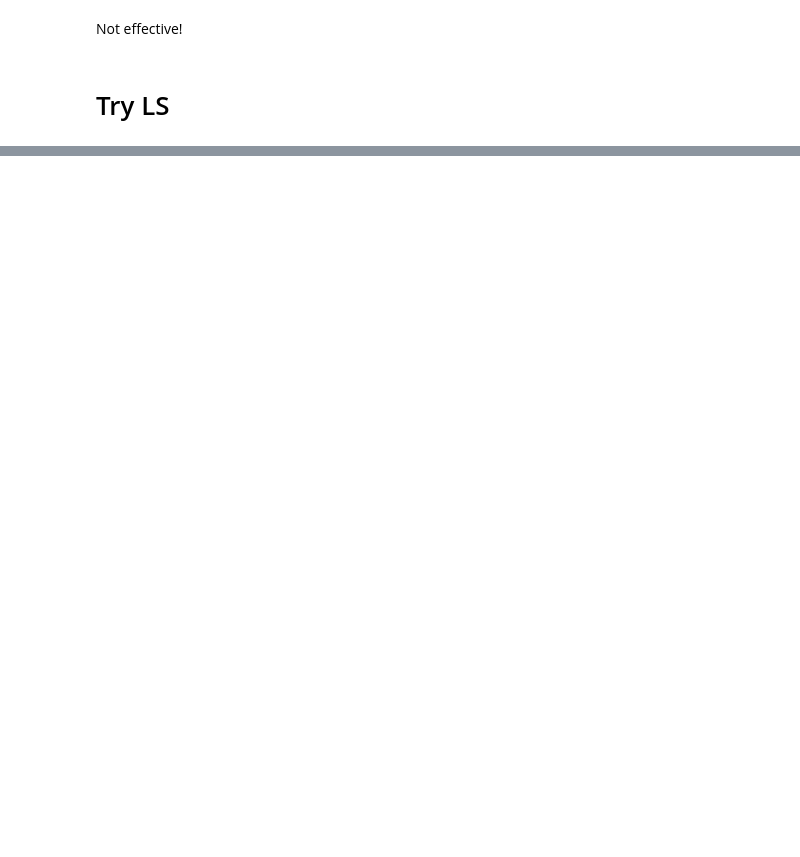
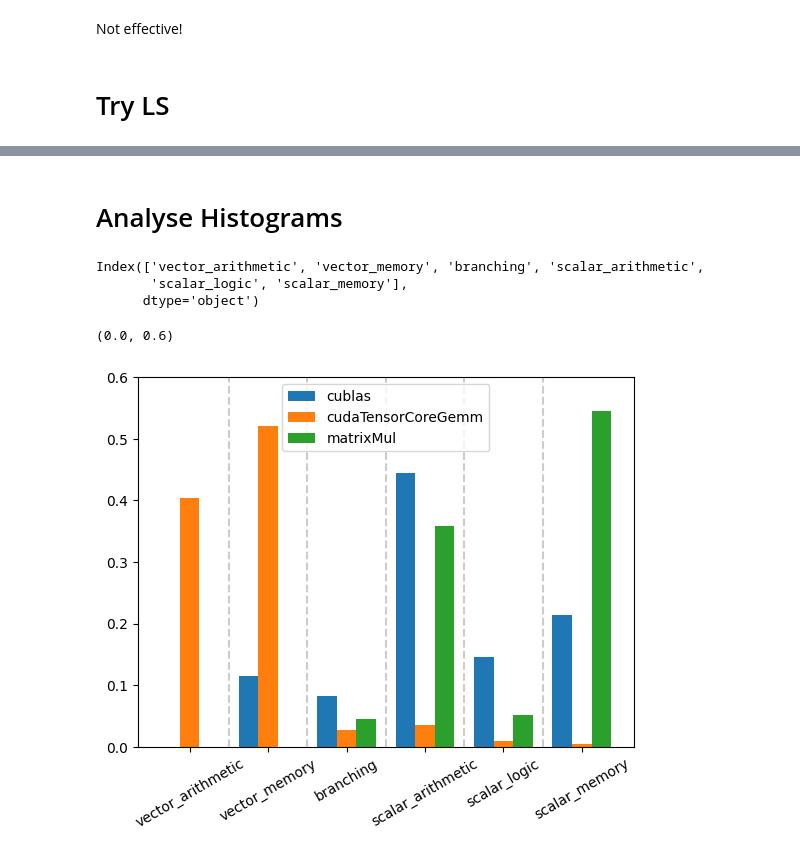
Before and after one commit to lleon95/efimon-gpu-benchmarks, a Jupyter notebook: data/ProcessData.ipynb, the cells around one changed output, grey strips where cells are left out. Drawn from its saved outputs; the diff is of its cells as text; code cells hidden in the pictures; blank space fills up the shorter version.

```diff
--- a/data/ProcessData.ipynb
+++ b/data/ProcessData.ipynb
@@ -23,5 +23,15 @@ def load_dataset():
     # Concat everything
     df = pd.concat([i for i in df_list if i is not None])
     return df
+# %%
+def load_histograms():
+    df = pd.DataFrame()
+    files = ['ptx/cublas.csv', 'ptx/cudaTensorCoreGemm.csv', 'ptx/matrixMul.csv']
+    for i in files:
+        dft = pd.read_csv(i).transpose()
+        name = i.split('/')[1].split('.')[0]
+        df[name] = dft
+    # Concat everything
+    return df
 # %%
 df = load_dataset()
@@ -94,0 +106,25 @@ sns.lineplot(df[df['benchmark'] == 'cublas'], x='OverallUsage(perc)', y='Overall
+# %% [markdown]
+# Analyse Histograms
+# %%
+dfh.index
+# %% [output]
+Index(['vector_arithmetic', 'vector_memory', 'branching', 'scalar_arithmetic',
+       'scalar_logic', 'scalar_memory'],
+      dtype='object')
+# %%
+names = ['cublas', 'cudaTensorCoreGemm', 'matrixMul']
+# %%
+X = np.arange(len(dfh.index))
+width = 0.25
+multiplier = 0
+for name in names:
+    offset = width * multiplier
+    plt.bar(X + offset, dfh[name], width, label=name)
+    multiplier += 1
+plt.legend()
+_ = plt.xticks(X + width, dfh.index, rotation=30)
+plt.vlines(X[:-1] + 0.75, ymin=0, ymax=0.6, color="#CCC", ls="--")
+plt.ylim(0, 0.6)
+# %% [output]
+(0.0, 0.6)
+[figure, added]
```
Also changed, not shown: parts of 12 cells of this notebook, 28 other files.
